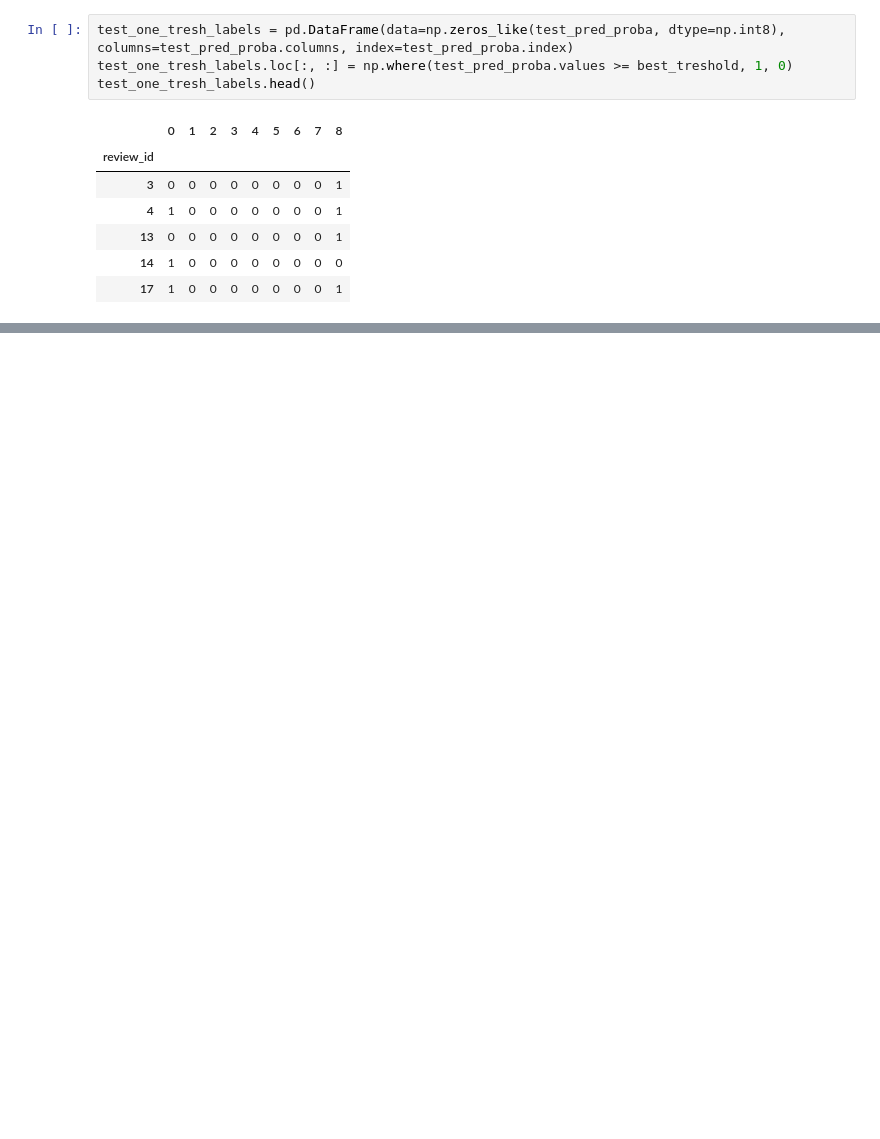
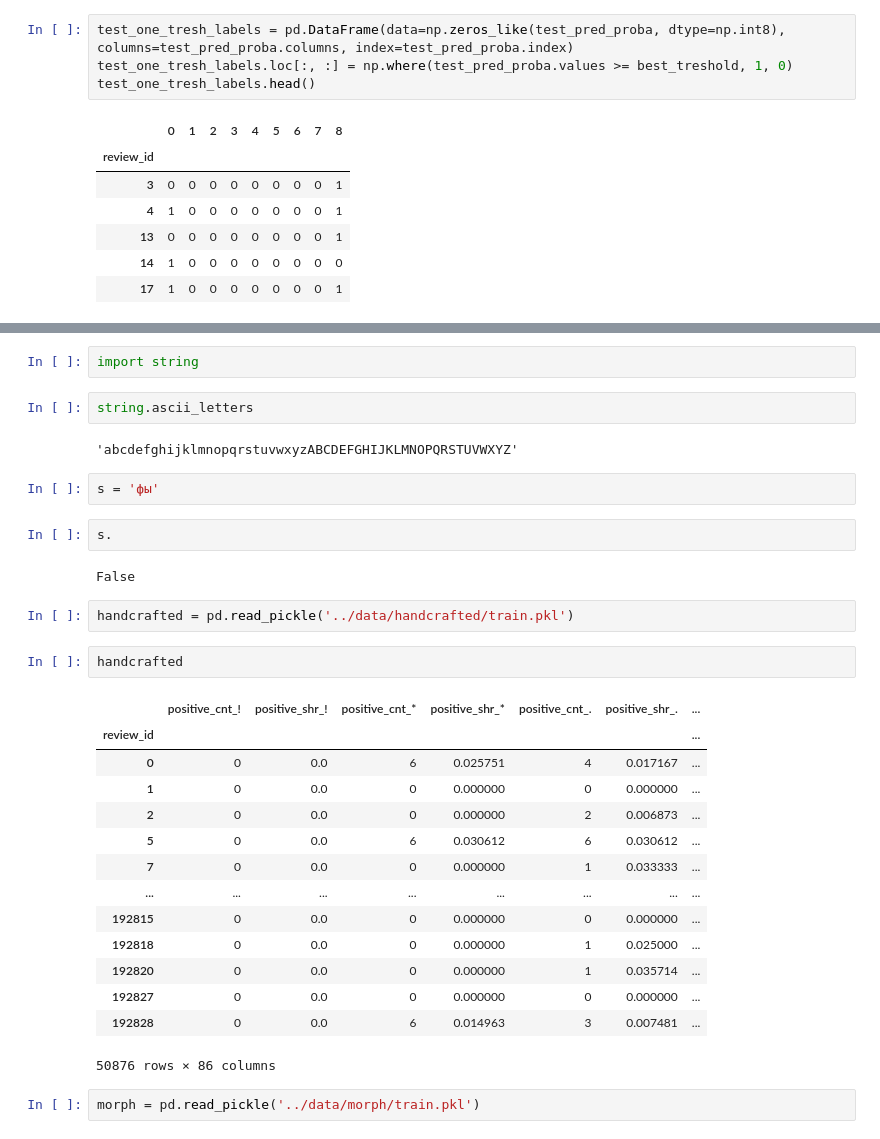
Before and after one commit to ashimko/boosters_hh, a Jupyter notebook: notebooks/analysis.ipynb, the cells around one changed output, grey strips where cells are left out. Drawn from its saved outputs; the diff is of its cells as text; blank space fills up the shorter version.

Commit message:
catboost labse + new handcrafted features; cv-0.814418

```diff
--- a/notebooks/analysis.ipynb
+++ b/notebooks/analysis.ipynb
@@ -153,0 +97,33 @@ test_one_tresh_labels.head()
+# %%
+import string
+# %%
+string.ascii_letters
+# %% [output]
+'abcdefghijklmnopqrstuvwxyzABCDEFGHIJKLMNOPQRSTUVWXYZ'
+# %%
+s = 'фы'
+# %%
+s.
+# %% [output]
+False
+# %%
+handcrafted = pd.read_pickle('../data/handcrafted/train.pkl')
+# %%
+handcrafted
+# %% [output]
+|  | positive_cnt_! | positive_shr_! | positive_cnt_* | positive_shr_* | positive_cnt_. | positive_shr_. | ... |
+| review_id |  |  |  |  |  |  | ... |
+| 0 | 0 | 0.0 | 6 | 0.025751 | 4 | 0.017167 | ... |
+| 1 | 0 | 0.0 | 0 | 0.000000 | 0 | 0.000000 | ... |
+| 2 | 0 | 0.0 | 0 | 0.000000 | 2 | 0.006873 | ... |
+| 5 | 0 | 0.0 | 6 | 0.030612 | 6 | 0.030612 | ... |
+| 7 | 0 | 0.0 | 0 | 0.000000 | 1 | 0.033333 | ... |
+| ... | ... | ... | ... | ... | ... | ... | ... |
+| 192815 | 0 | 0.0 | 0 | 0.000000 | 0 | 0.000000 | ... |
+| 192818 | 0 | 0.0 | 0 | 0.000000 | 1 | 0.025000 | ... |
+| 192820 | 0 | 0.0 | 0 | 0.000000 | 1 | 0.035714 | ... |
+| 192827 | 0 | 0.0 | 0 | 0.000000 | 0 | 0.000000 | ... |
+| 192828 | 0 | 0.0 | 6 | 0.014963 | 3 | 0.007481 | ... |
+50876 rows × 86 columns
+# %%
+morph = pd.read_pickle('../data/morph/train.pkl')
```
Also changed, not shown: parts of 24 cells of this notebook, 37 other files.
